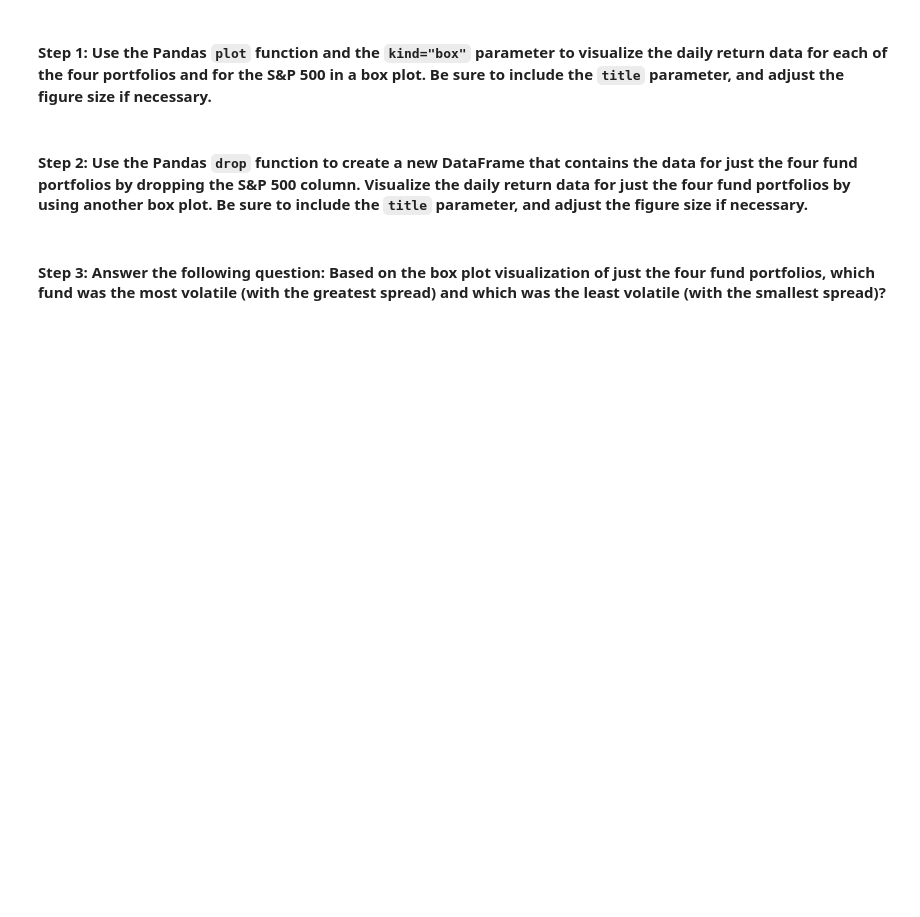
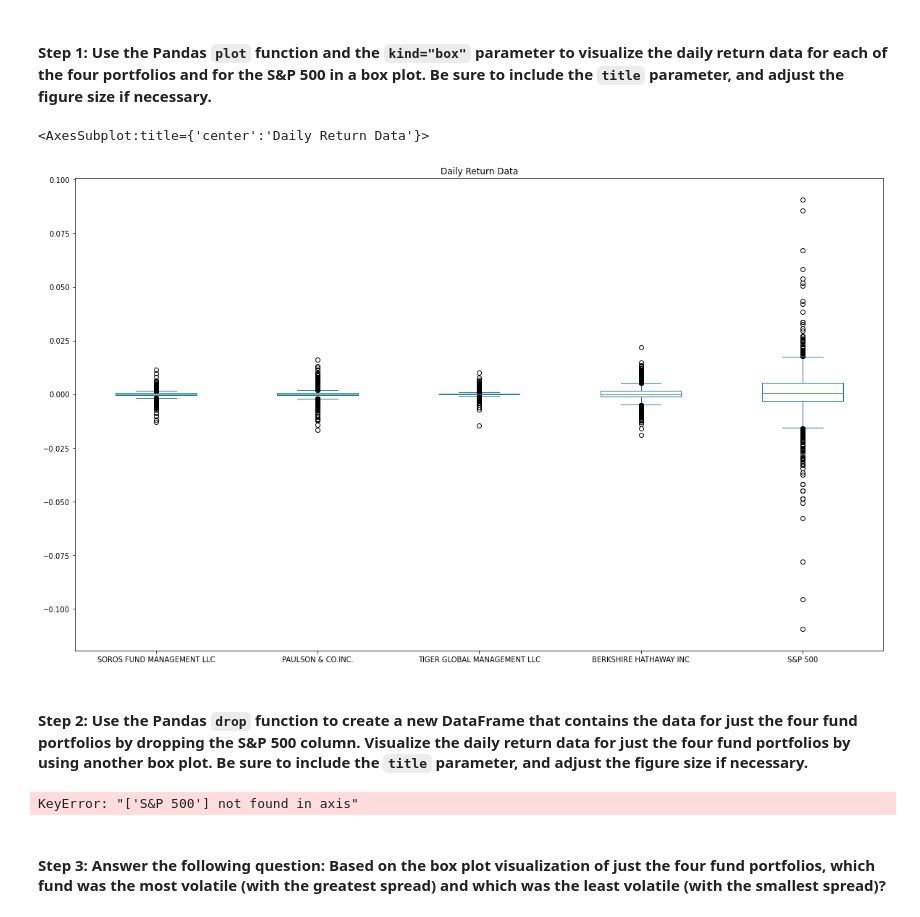
Before and after one commit to MC-Stream/The-Silver-Room, a Jupyter notebook: Module4-C/Starter_Code/risk_return_analysis.ipynb, the cells around one changed output. Drawn from its saved outputs; the diff is of its cells as text; code cells hidden in the pictures; blank space fills up the shorter version.

```diff
--- a/Module4-C/Starter_Code/risk_return_analysis.ipynb
+++ b/Module4-C/Starter_Code/risk_return_analysis.ipynb
@@ -349,14 +349,23 @@ Analyze the volatility of each of the four fund portfolios and of the S&P 500 In
 # %%
 # Use the daily return data to create box plots to visualize the volatility of the 4 funds and the S&P 500
 # Include a title parameter and adjust the figure size
-# YOUR CODE HERE
+all_daily_returns = whale_navs_df.pct_change().dropna()
+
+all_daily_returns.plot(kind = "box", title = "Daily Return Data", figsize = (20, 12))
+# %% [output]
+<AxesSubplot:title={'center':'Daily Return Data'}>
+[figure, added]
 # %% [markdown]
 #### Step 2: Use the Pandas `drop` function to create a new DataFrame that contains the data for just the four fund portfolios by dropping the S&P 500 column. Visualize the daily return data for just the four fund portfolios by using another box plot. Be sure to include the `title` parameter, and adjust the figure size if necessary.
 # %%
 # Create a new DataFrame containing only the 4 fund portfolios by dropping the S&P 500 column from the DataFrame
 # Create box plots to reflect the return data for only the 4 fund portfolios
 # Include a title parameter and adjust the figure size
-# YOUR CODE HERE
+funds_daily_returns = whale_navs_df.pct_change().drop(["S&P 500"]).dropna()
+
+funds_daily_returns.plot(kind = "box", title = "Fund Daily Return Data", figsize = (20, 12))
+# %% [output]
+KeyError: "['S&P 500'] not found in axis"
 # %% [markdown]
 #### Step 3: Answer the following question: Based on the box plot visualization of just the four fund portfolios, which fund was the most volatile (with the greatest spread) and which was the least volatile (with the smallest spread)?
 # %% [markdown]
```
Also changed, not shown: 1 other file.
